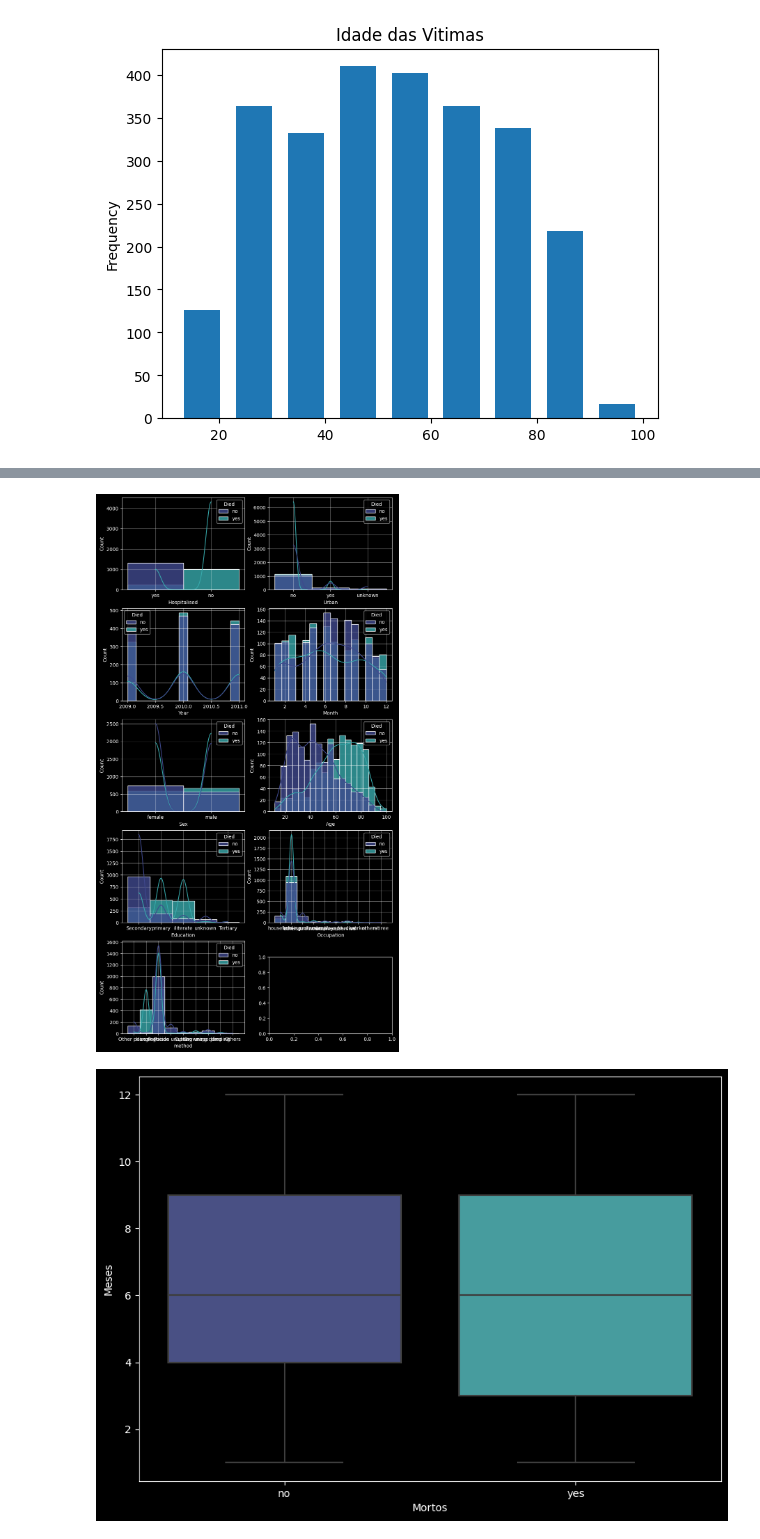
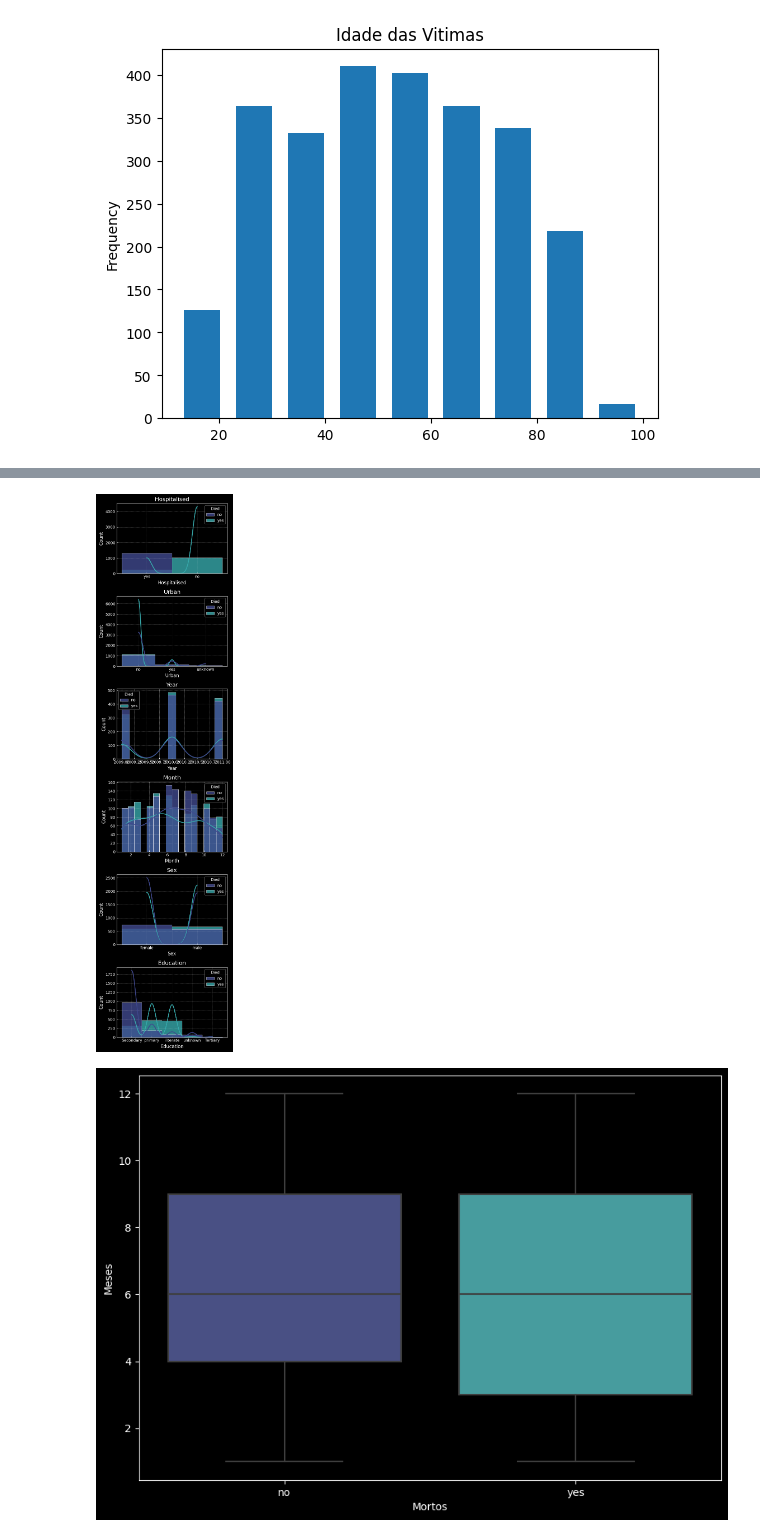
Before and after one commit to allisson2156/Analise-Suicidios-Shangdong, a Jupyter notebook: AnaliseDadosShangDong.ipynb, the cells around one changed output, grey strips where cells are left out. Saved outputs shown, nothing was run; the diff lists cells and outputs as text; code cells hidden in the pictures.

```diff
--- a/AnaliseDadosShangDong.ipynb
+++ b/AnaliseDadosShangDong.ipynb
@@ -151,13 +150,0 @@ for i in df.columns:
-# %%
-plt.style.use('dark_background')
-plt.figure(figsize = (12,20))
-
-list_columns = list(df.columns)
-
-for i in range(len(list_columns)):
-    plt.subplot(5, 2, i + 1)
-    plt.title(list_columns[i])
-    plt.grid(alpha = 0.5)
-
-plt.tight_layout()
-plt.show()
@@ -166,18 +151,20 @@ plt.show()
 # %%
 plt.style.use('dark_background')
 
-fig, axs = plt.subplots(6, 2, figsize = (10, 20))
-i = 1
+fig, axs = plt.subplots(len(df.columns)-4, 1, figsize=(5, 20))
+
+subplot_index = 0
 for feature in df.columns:
-    if feature not in ['Died'] and i < 14:
-        plt.subplot(5, 2, i)
-        sns.histplot(data = df, x = feature,
-                     kde = True, palette = 'mako',
-                     hue = 'Died', alpha = 0.8)
-        plt.grid(alpha = 0.5)
-        i += 1
+    if feature not in ['Age', 'method', 'Occupation', 'Died']:
+        sns.histplot(data=df, x=feature, kde=True, palette='mako', hue='Died', alpha=0.8, ax=axs[subplot_index])
+        axs[subplot_index].set_title(feature)
+        axs[subplot_index].grid(alpha=0.5)
+        subplot_index += 1
+
+plt.tight_layout()
+plt.show()
 # %% [output]
-[figure, old version]
+[figure, new version]
 # %%
 plt.figure(figsize = (10, 7))
 plt.style.use('dark_background')
```
Also changed, not shown: parts of 3 cells of this notebook.
